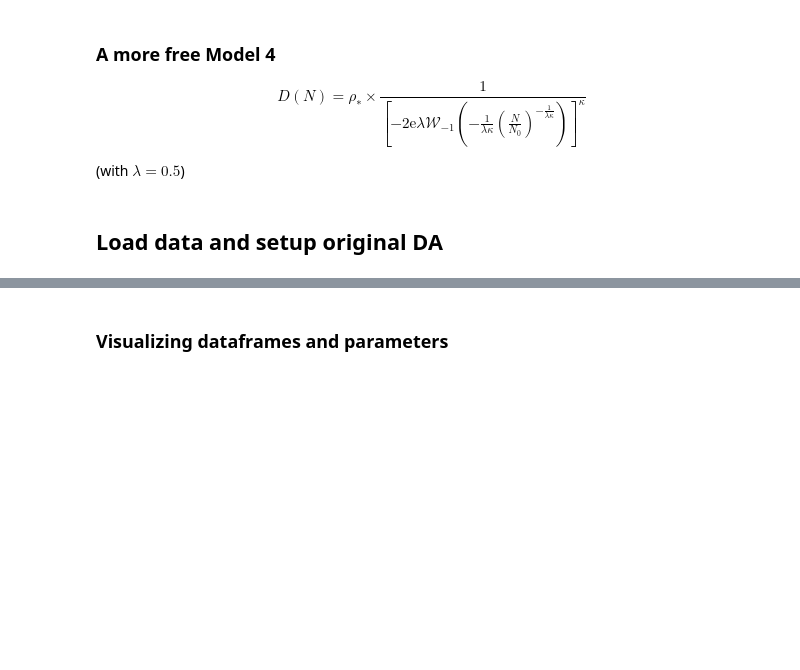
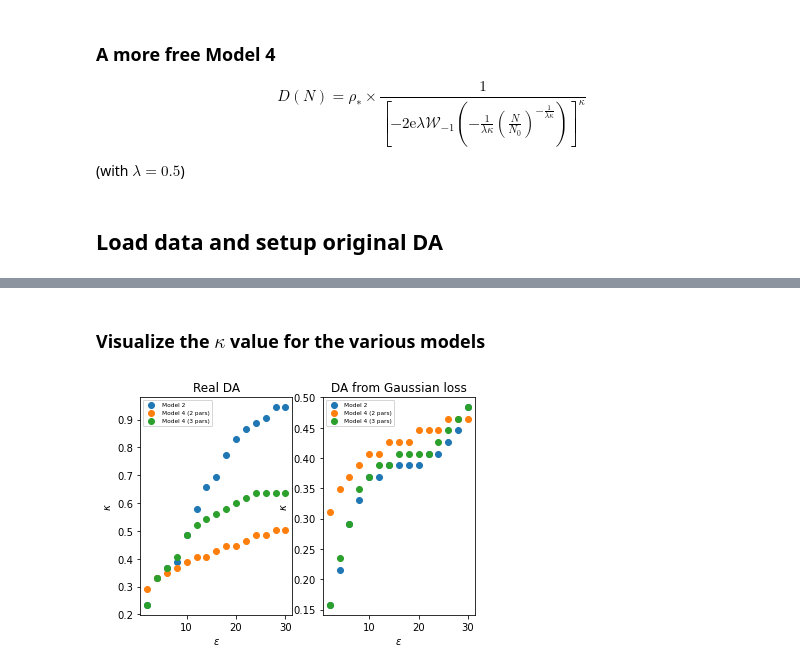
Before and after one commit to carlidel/sixtrack_da, a Jupyter notebook: fitting_procedures_henon.ipynb, the cells around one changed output, grey strips where cells are left out. Cells and saved outputs as stored; diff of their text form; code cells hidden in the pictures; blank space fills up the shorter version.

```diff
--- a/fitting_procedures_henon.ipynb
+++ b/fitting_procedures_henon.ipynb
@@ -476,5 +450,79 @@ Canvas(toolbar=Toolbar(toolitems=[('Home', 'Reset original view', 'home', 'home'
-# %% [markdown]
-### Visualizing dataframes and parameters
+# %% [markdown]
+### Visualize the $\kappa$ value for the various models
+# %%
+fig1, ax1 = plt.subplots(1,2)
+
+p_filter = fitting_data[("type", "")] == "real"
+
+ax1[0].scatter(
+    fitting_data[p_filter][("epsilon", "")],
+    fitting_data[p_filter][("Model 2", "k")],
+    label="Model 2"
+)
+ax1[0].scatter(
+    fitting_data[p_filter][("epsilon", "")],
+    fitting_data[p_filter][("Model 4 (2 free pars)", "k")],
+    label="Model 4 (2 pars)"
+)
+ax1[0].scatter(
+    fitting_data[p_filter][("epsilon", "")],
+    fitting_data[p_filter][("Model 4 (3 free pars)", "k")],
+    label="Model 4 (3 pars)"
+)
+
+ax1[0].set_xlabel("$\\epsilon$")
+ax1[0].set_ylabel("$\\kappa$")
+ax1[0].set_title("Real DA")
+ax1[0].legend(fontsize="xx-small")
+
+p_filter = fitting_data[("type", "")] == "gaussian"
+
+ax1[1].scatter(
+    fitting_data[p_filter][("epsilon", "")],
+    fitting_data[p_filter][("Model 2", "k")],
+    label="Model 2"
+)
+ax1[1].scatter(
+    fitting_data[p_filter][("epsilon", "")],
+    fitting_data[p_filter][("Model 4 (2 free pars)", "k")],
+    label="Model 4 (2 pars)"
+)
+ax1[1].scatter(
+    fitting_data[p_filter][("epsilon", "")],
+    fitting_data[p_filter][("Model 4 (3 free pars)", "k")],
+    label="Model 4 (3 pars)"
+)
+
+ax1[1].set_xlabel("$\\epsilon$")
+ax1[1].set_ylabel("$\\kappa$")
+ax1[1].set_title("DA from Gaussian loss")
+ax1[1].legend(fontsize="xx-small")
+
+p_filter = fitting_data[("type", "")] == "uniform"
+
+"""
+ax1[2].scatter(
+    fitting_data[p_filter][("epsilon", "")],
+    fitting_data[p_filter][("Model 2", "k")],
+    label="Model 2"
+)
+ax1[2].scatter(
+    fitting_data[p_filter][("epsilon", "")],
+    fitting_data[p_filter][("Model 4 (2 free pars)", "k")],
+    label="Model 4 (2 pars)"
+)
+ax1[2].scatter(
+    fitting_data[p_filter][("epsilon", "")],
+    fitting_data[p_filter][("Model 4 (3 free pars)", "k")],
+    label="Model 4 (3 pars)"
+)
+ax1[2].set_xlabel("$\\epsilon$")
+ax1[2].set_ylabel("$\\kappa$")
+ax1[2].set_title("DA from Uniform loss")
+ax1[2].legend(fontsize="xx-small")
+""";
+# %% [output]
+[figure, added]
 # %%
 fitting_data[["epsilon", "type", "sigma", "Model 2"]]
 # %% [output]
```
Also changed, not shown: parts of 43 cells of this notebook, 4 other files.
